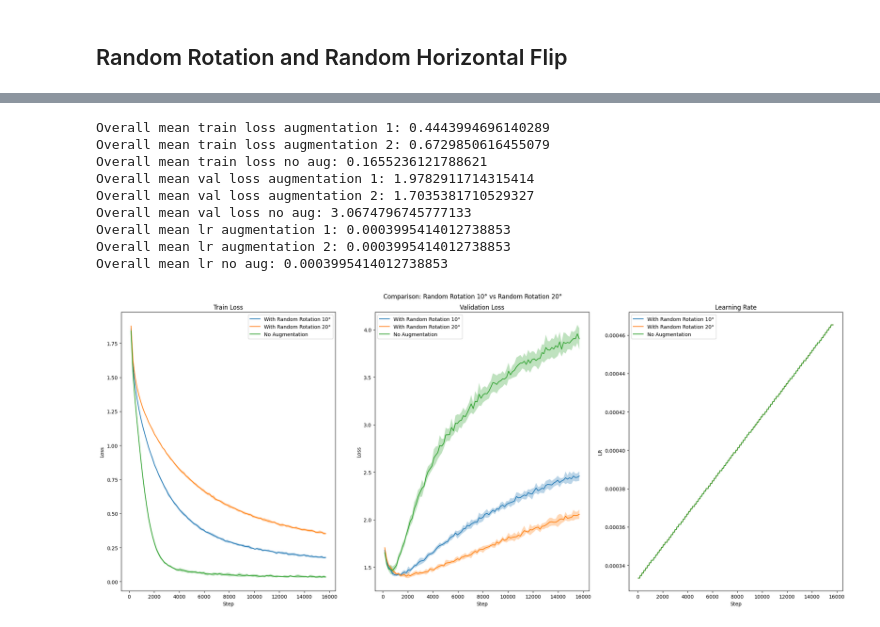
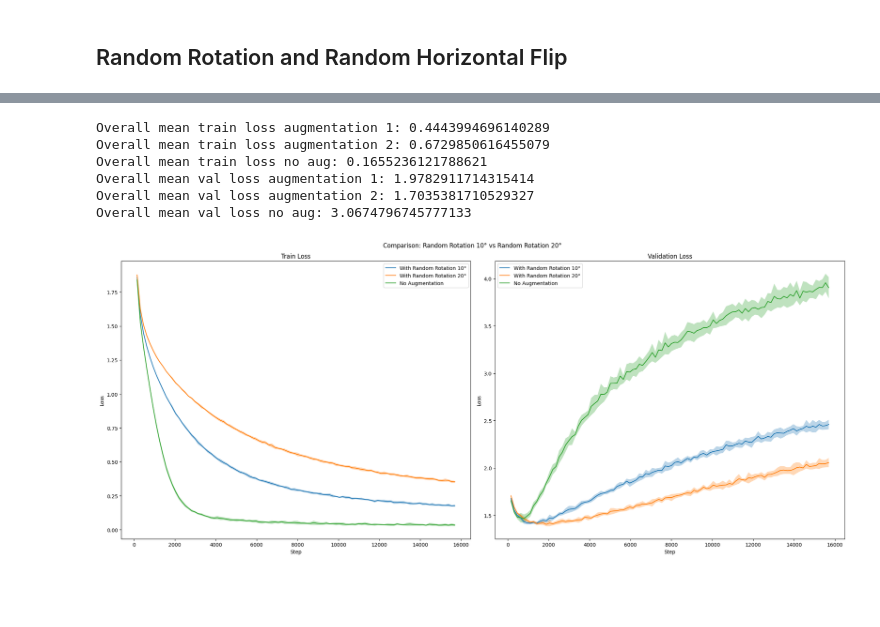
Before and after one commit to dxzielinski/dl-cnn, a Jupyter notebook: model/subset_cnn.ipynb, the cells around one changed output, grey strips where cells are left out. Drawn from its saved outputs; the diff is of its cells as text; code cells hidden in the pictures; blank space fills up the shorter version.

```diff
--- a/model/subset_cnn.ipynb
+++ b/model/subset_cnn.ipynb
@@ -381,16 +301,11 @@ Overall std lr no aug: 3.660045550428773e-20
 # %%
 def plot_results(aug_ids1, aug_ids2, title1, title2):
-    # Lists for augmentation method 1 (and its paired base case)
     all_train_loss_aug1 = []
     all_val_loss_aug1 = []
     all_lr_aug1 = []
-
-    # Lists for augmentation method 2
     all_train_loss_aug2 = []
     all_val_loss_aug2 = []
     all_lr_aug2 = []
-
-    # Base case (no augmentation); assumed to be available globally as no_augment_ids
     all_train_loss_no_aug = []
     all_val_loss_no_aug = []
     all_lr_no_aug = []
@@ -398,33 +313,25 @@ def plot_results(aug_ids1, aug_ids2, title1, title2):
     steps = None
     lr_steps = None
 
-    # Process augmentation method 1 (and base case)
     for run_id_aug, run_id_no_aug in zip(aug_ids1, no_augment_ids):
-        # Get metrics for augmentation method 1
         metrics_aug = get_per_step_value(run_id_aug)
         train_loss_steps, train_loss_values = metrics_aug["train_loss"]
         val_loss_steps, val_loss_values = metrics_aug["val_loss"]
         lr_steps_val, lr_values = metrics_aug["lr"]
-
-        # Get metrics for the base (no augmentation) run
         metrics_no_aug = get_per_step_value(run_id_no_aug)
         train_loss_steps_no_aug, train_loss_values_no_aug = metrics_no_aug["train_loss"]
         val_loss_steps_no_aug, val_loss_values_no_aug = metrics_no_aug["val_loss"]
         lr_steps_no_aug, lr_values_no_aug = metrics_no_aug["lr"]
-
         all_train_loss_aug1.append(train_loss_values)
         all_val_loss_aug1.append(val_loss_values)
         all_lr_aug1.append(lr_values)
-
         all_train_loss_no_aug.append(train_loss_values_no_aug)
         all_val_loss_no_aug.append(val_loss_values_no_aug)
         all_lr_no_aug.append(lr_values_no_aug)
-
         if steps is None:
-            steps = train_loss_steps  # assuming same steps across runs
+            steps = train_loss_steps
             lr_steps = lr_steps_val
 
-    # Process augmentation method 2 (base case already collected above)
     for run_id_aug in aug_ids2:
         metrics_aug = get_per_step_value(run_id_aug)
         train_loss_steps, train_loss_values = metrics_aug["train_loss"]
@@ -435,21 +342,17 @@ def plot_results(aug_ids1, aug_ids2, title1, title2):
         all_val_loss_aug2.append(val_loss_values)
         all_lr_aug2.append(lr_values)
 
-        # Optionally check that steps are consistent
         if steps is None:
             steps = train_loss_steps
         if lr_steps is None:
             lr_steps = lr_steps_val
 
-    # Convert lists to NumPy arrays (each array shape: [n_runs, n_steps])
     train_loss_aug1 = np.array(all_train_loss_aug1)
     val_loss_aug1 = np.array(all_val_loss_aug1)
     lr_aug1 = np.array(all_lr_aug1)
-
     train_loss_aug2 = np.array(all_train_loss_aug2)
     val_loss_aug2 = np.array(all_val_loss_aug2)
     lr_aug2 = np.array(all_lr_aug2)
-
     train_loss_no_aug = np.array(all_train_loss_no_aug)
     val_loss_no_aug = np.array(all_val_loss_no_aug)
     lr_no_aug = np.array(all_lr_no_aug)
@@ -459,25 +362,19 @@ def plot_results(aug_ids1, aug_ids2, title1, title2):
     std_train_loss_aug1 = np.std(train_loss_aug1, axis=0)
     mean_val_loss_aug1 = np.mean(val_loss_aug1, axis=0)
     std_val_loss_aug1 = np.std(val_loss_aug1, axis=0)
-    mean_lr_aug1 = np.mean(lr_aug1, axis=0)
-    std_lr_aug1 = np.std(lr_aug1, axis=0)
 
     mean_train_loss_aug2 = np.mean(train_loss_aug2, axis=0)
     std_train_loss_aug2 = np.std(train_loss_aug2, axis=0)
     mean_val_loss_aug2 = np.mean(val_loss_aug2, axis=0)
     std_val_loss_aug2 = np.std(val_loss_aug2, axis=0)
-    mean_lr_aug2 = np.mean(lr_aug2, axis=0)
-    std_lr_aug2 = np.std(lr_aug2, axis=0)
 
     mean_train_loss_no_aug = np.mean(train_loss_no_aug, axis=0)
     std_train_loss_no_aug = np.std(train_loss_no_aug, axis=0)
     mean_val_loss_no_aug = np.mean(val_loss_no_aug, axis=0)
     std_val_loss_no_aug = np.std(val_loss_no_aug, axis=0)
-    mean_lr_no_aug = np.mean(lr_no_aug, axis=0)
-    std_lr_no_aug = np.std(lr_no_aug, axis=0)
 
     # Create a figure with three subplots: train loss, validation loss, and learning rate
-    fig, axs = plt.subplots(1, 3, figsize=(21, 9))
+    fig, axs = plt.subplots(1, 2, figsize=(21, 9))
 
     # Subplot 1: Train Loss
     axs[0].plot(steps, mean_train_loss_aug1, label=f"With {title1}")
@@ -509,55 +406,31 @@ def plot_results(aug_ids1, aug_ids2, title1, title2):
     axs[1].plot(steps, mean_val_loss_no_aug, label="No Augmentation")
     axs[1].fill_between(steps, mean_val_loss_no_aug - std_val_loss_no_aug,
                           mean_val_loss_no_aug + std_val_loss_no_aug, alpha=0.3)
 
     axs[1].set_title("Validation Loss")
     axs[1].set_xlabel("Step")
     axs[1].set_ylabel("Loss")
     axs[1].legend()
 
-    # Subplot 3: Learning Rate
-    axs[2].plot(lr_steps, mean_lr_aug1, label=f"With {title1}")
-    axs[2].fill_between(lr_steps, mean_lr_aug1 - std_lr_aug1,
-                          mean_lr_aug1 + std_lr_aug1, alpha=0.3)
-
-    axs[2].plot(lr_steps, mean_lr_aug2, label=f"With {title2}")
-    axs[2].fill_between(lr_steps, mean_lr_aug2 - std_lr_aug2,
-                          mean_lr_aug2 + std_lr_aug2, alpha=0.3)
-
-    axs[2].plot(lr_steps, mean_lr_no_aug, label="No Augmentation")
-    axs[2].fill_between(lr_steps, mean_lr_no_aug - std_lr_no_aug,
-                          mean_lr_no_aug + std_lr_no_aug, alpha=0.3)
-
-    axs[2].set_title("Learning Rate")
-    axs[2].set_xlabel("Step")
-    axs[2].set_ylabel("LR")
-    axs[2].legend()
 
     fig.suptitle(f"Comparison: {title1} vs {title2}")
     plt.tight_layout()
 
     # Optionally, print overall statistics
     print("Overall mean train loss augmentation 1:", np.mean(mean_train_loss_aug1))
     print("Overall mean train loss augmentation 2:", np.mean(mean_train_loss_aug2))
     print("Overall mean train loss no aug:", np.mean(mean_train_loss_no_aug))
     print("Overall mean val loss augmentation 1:", np.mean(mean_val_loss_aug1))
     print("Overall mean val loss augmentation 2:", np.mean(mean_val_loss_aug2))
     print("Overall mean val loss no aug:", np.mean(mean_val_loss_no_aug))
-    print("Overall mean lr augmentation 1:", np.mean(mean_lr_aug1))
-    print("Overall mean lr augmentation 2:", np.mean(mean_lr_aug2))
-    print("Overall mean lr no aug:", np.mean(mean_lr_no_aug))
-
     plt.show()
 
 plot_results(random_rotation_10_ids, random_rotation_20_ids, "Random Rotation 10°", "Random Rotation 20°")
 # %% [output]
 Overall mean train loss augmentation 1: 0.4443994696140289
 Overall mean train loss augmentation 2: 0.6729850616455079
 Overall mean train loss no aug: 0.1655236121788621
 Overall mean val loss augmentation 1: 1.9782911714315414
 Overall mean val loss augmentation 2: 1.7035381710529327
 Overall mean val loss no aug: 3.0674796745777133
-Overall mean lr augmentation 1: 0.0003995414012738853
-Overall mean lr augmentation 2: 0.0003995414012738853
-Overall mean lr no aug: 0.0003995414012738853
-[figure, old version]
+[figure, new version]
```
Also changed, not shown: parts of 5 cells of this notebook, 4 other files.
